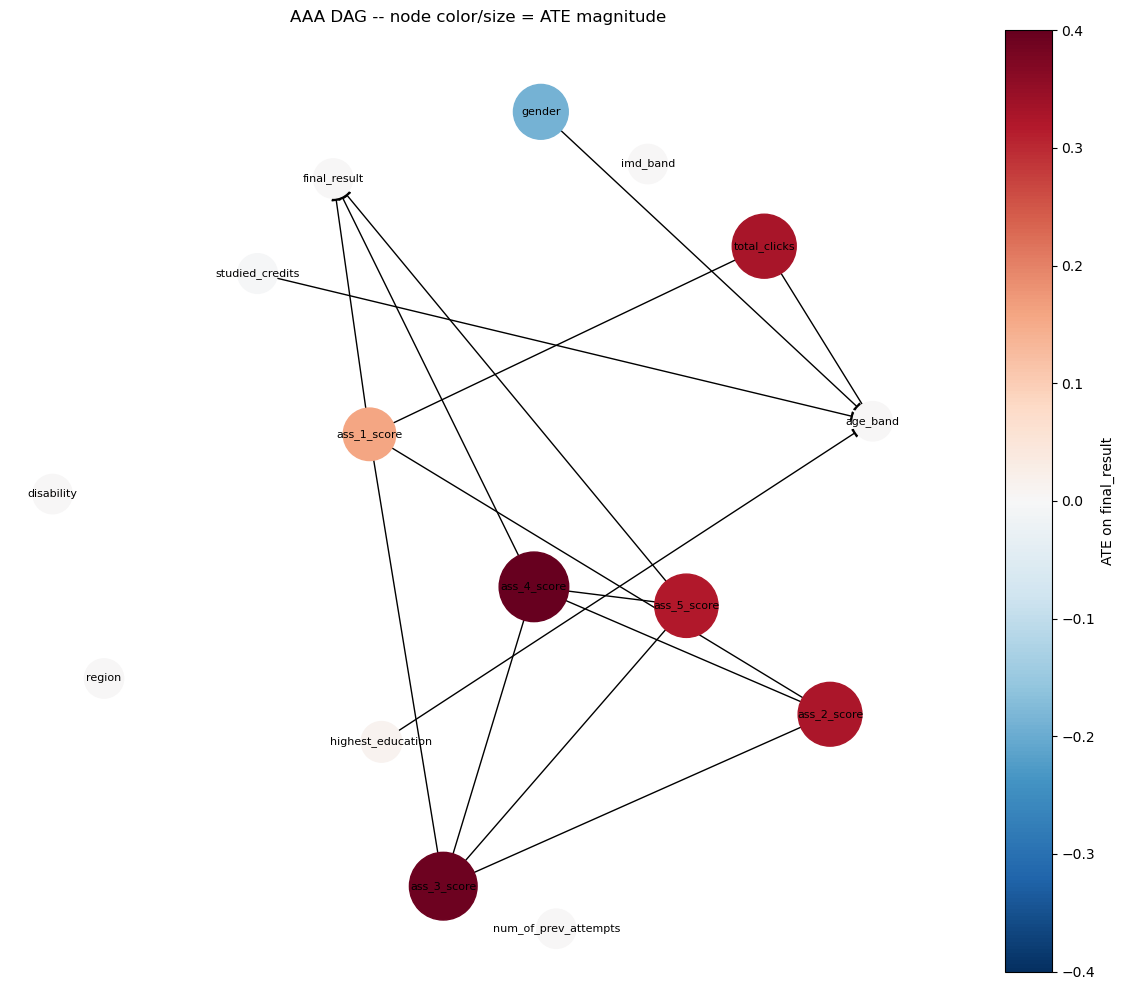
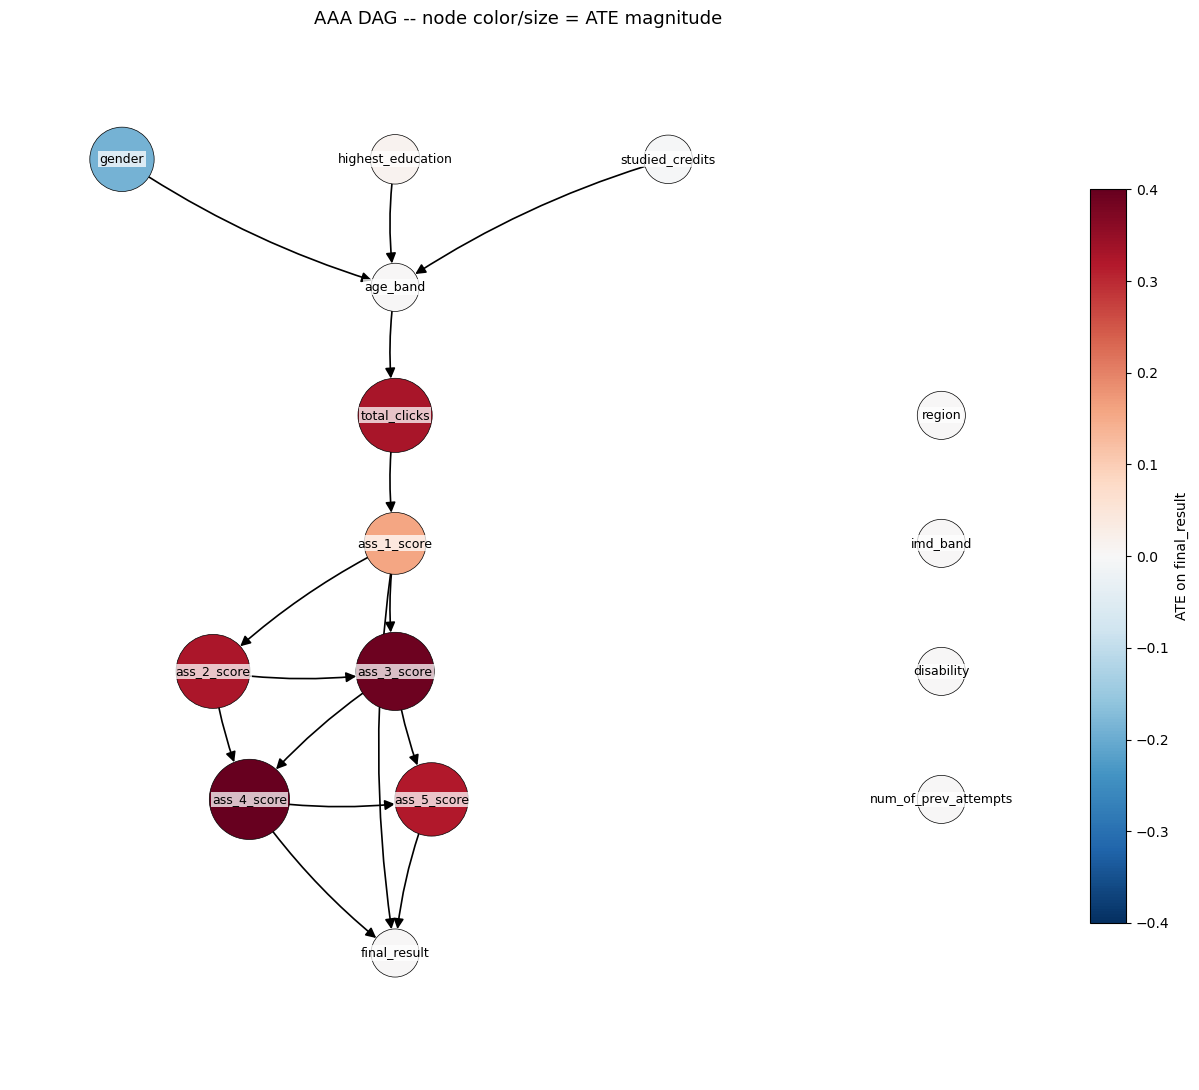
The notebook cell's code change between the first figure and the second:
--- before
+++ after
@@ -1,5 +1,3 @@
-# Cell 16: DAG with nodes colored/sized by ATE magnitude
-
-import networkx as nx
+# Cell 16 (rebuilt): DAG with nodes colored/sized by ATE magnitude -- manual layout, publishable version
 
 G = nx.DiGraph()
@@ -14,20 +12,35 @@
 ]
 G.add_edges_from(edges)
-G.add_nodes_from(['region', 'imd_band', 'disability', 'num_of_prev_attempts'])  # isolated/disconnected
+G.add_nodes_from(['region', 'imd_band', 'disability', 'num_of_prev_attempts'])
+
+# manual positions mirroring the original AAA DAG image's top-down cascade
+pos = {
+    'gender': (0, 5), 'highest_education': (1.5, 5), 'studied_credits': (3, 5),
+    'age_band': (1.5, 4),
+    'total_clicks': (1.5, 3),
+    'ass_1_score': (1.5, 2),
+    'ass_2_score': (0.5, 1), 'ass_3_score': (1.5, 1),
+    'ass_4_score': (0.7, 0), 'ass_5_score': (1.7, 0),
+    'final_result': (1.5, -1.2),
+    'region': (4.5, 3), 'imd_band': (4.5, 2),
+    'disability': (4.5, 1), 'num_of_prev_attempts': (4.5, 0),
+}
 
 ate_lookup = dict(zip(results_df['treatment'], results_df['ate']))
 node_colors = [ate_lookup.get(n, 0) for n in G.nodes()]
-node_sizes = [800 + 4000 * abs(ate_lookup.get(n, 0)) for n in G.nodes()]
+node_sizes = [1200 + 5000 * abs(ate_lookup.get(n, 0)) for n in G.nodes()]
 
-pos = nx.spring_layout(G, seed=42, k=1.5)
-plt.figure(figsize=(12, 10))
+plt.figure(figsize=(13, 11))
 nodes = nx.draw_networkx_nodes(G, pos, node_color=node_colors, node_size=node_sizes,
-                                 cmap='RdBu_r', vmin=-0.4, vmax=0.4)
-nx.draw_networkx_edges(G, pos, arrows=True, arrowsize=15)
-nx.draw_networkx_labels(G, pos, font_size=8)
-plt.colorbar(nodes, label='ATE on final_result')
-plt.title('AAA DAG -- node color/size = ATE magnitude')
+                                 cmap='RdBu_r', vmin=-0.4, vmax=0.4, edgecolors='black', linewidths=0.5)
+nx.draw_networkx_edges(G, pos, arrows=True, arrowsize=15, width=1.2,
+                        connectionstyle='arc3,rad=0.08', node_size=node_sizes)
+nx.draw_networkx_labels(G, pos, font_size=9,
+                         bbox=dict(facecolor='white', edgecolor='none', alpha=0.75, pad=1))
+plt.colorbar(nodes, label='ATE on final_result', shrink=0.7)
+plt.title('AAA DAG -- node color/size = ATE magnitude', fontsize=13)
 plt.axis('off')
+plt.margins(0.1)
 plt.tight_layout()
-plt.savefig(os.path.join(save_dir, "AAA_DAG_with_ATE.png"), dpi=150, bbox_inches='tight')
+plt.savefig(os.path.join(save_dir, "AAA_DAG_with_ATE.png"), dpi=200, bbox_inches='tight')
 plt.show()

Commit: Add files via upload